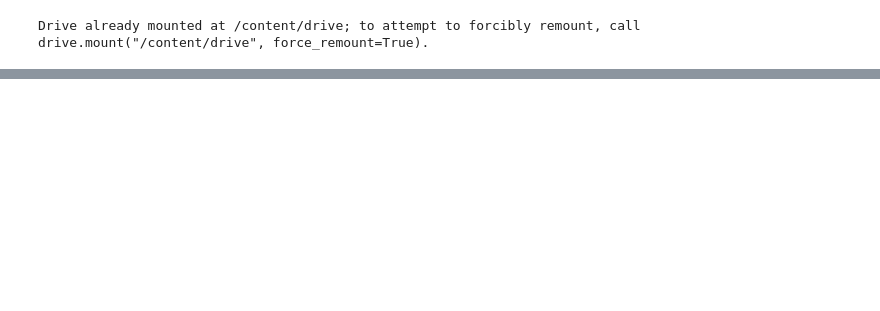
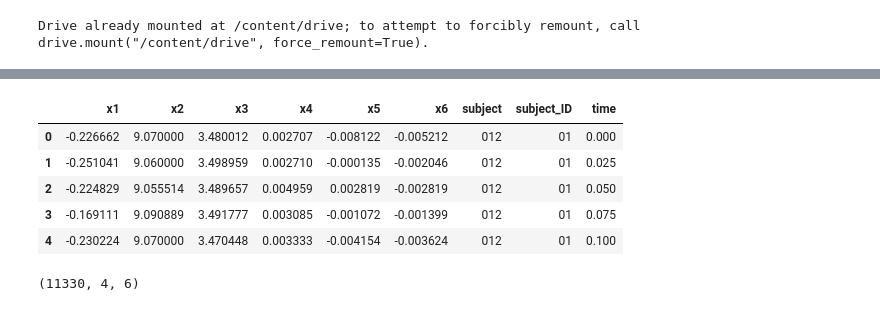
Before and after one commit to KrishnaMurali177/Deep-Learning-Terrain-Identifiaction, a Jupyter notebook: Terrain_Identification.ipynb, the cells around one changed output, grey strips where cells are left out. Cells and saved outputs as stored; diff of their text form; code cells hidden in the pictures; blank space fills up the shorter version.

```diff
--- a/Terrain_Identification.ipynb
+++ b/Terrain_Identification.ipynb
@@ -300,0 +557,43 @@ print(accuracy)
+# %%
+test_filenames = [i for i in glob.glob('/content/drive/My Drive/TestData/*.{}'.format('csv'))]
+df_x, df_x_time, df_y_time = [], [], []
+for f in test_filenames:
+  if '012' in f:
+    if f.endswith('x.csv'):
+      df = pd.read_csv(f, header=None)
+      df['subject'] = f.split('/')[-1].split('_')[1]
+      df['subject_ID'] = f.split('/')[-1].split('_')[2]
+      df_x.append(df)
+    if f.endswith('x_time.csv'):
+      df = pd.read_csv(f, header=None)
+      df_x_time.append(df)
+    if f.endswith('y_time.csv'):
+      df = pd.read_csv(f, header=None)
+      df['subject'] = f.split('/')[-1].split('_')[1]
+      df['subject_ID'] = f.split('/')[-1].split('_')[2]
+      df_y_time.append(df)
+
+test_x = pd.concat(df_x, ignore_index=True)
+test_x.columns = ['x1', 'x2', 'x3', 'x4', 'x5', 'x6', 'subject', 'subject_ID']
+test_x_time = pd.concat(df_x_time, ignore_index=True)
+test_x_time.columns = ['x_time']
+test_y_time = pd.concat(df_y_time, ignore_index=True)
+test_y_time.columns = ['time', 'subject', 'subject_ID']
+test_x['time'] = test_x_time['x_time']
+test_y_time['time'] = [round(x + 0.005,3) for x in test_y_time['time']]
+final_test = pd.merge(test_x, test_y_time, on=['time', 'subject', 'subject_ID'], how='left')
+in_seq1 = final_test['x1'].to_numpy().reshape((len(final_test['x1']), 1))
+in_seq2 = final_test['x2'].to_numpy().reshape((len(final_test['x2']), 1))
+in_seq3 = final_test['x3'].to_numpy().reshape((len(final_test['x3']), 1))
+in_seq4 = final_test['x4'].to_numpy().reshape((len(final_test['x4']), 1))
+in_seq5 = final_test['x5'].to_numpy().reshape((len(final_test['x5']), 1))
+in_seq6 = final_test['x6'].to_numpy().reshape((len(final_test['x6']), 1))
+dataset = np.hstack((in_seq1, in_seq2, in_seq3, in_seq4, in_seq5, in_seq6))
+test_x = split_test_sequences(dataset, 4)
+test_x = test_x[:len(test_y_time),:]
+scaler = StandardScaler()
+test_x = scaler.fit_transform(test_x.reshape(-1,24))
+test = test_x.reshape(-1,1,24)
+y_pred = model_CNN.predict(test)
+y_pred = np.argmax(y_pred.reshape(-1,4), axis=1)
+np.savetxt("subject_012_01__y_prediction.csv", y_pred, delimiter=",")
@@ -300,0 +609,9 @@ print(accuracy)
+# %%
+final_test.head()
+# %% [output]
+|  | x1 | x2 | x3 | x4 | x5 | x6 | subject | subject_ID | time |
+| 0 | -0.226662 | 9.070000 | 3.480012 | 0.002707 | -0.008122 | -0.005212 | 012 | 01 | 0.000 |
+| 1 | -0.251041 | 9.060000 | 3.498959 | 0.002710 | -0.000135 | -0.002046 | 012 | 01 | 0.025 |
+| 2 | -0.224829 | 9.055514 | 3.489657 | 0.004959 | 0.002819 | -0.002819 | 012 | 01 | 0.050 |
+| 3 | -0.169111 | 9.090889 | 3.491777 | 0.003085 | -0.001072 | -0.001399 | 012 | 01 | 0.075 |
+| 4 | -0.230224 | 9.070000 | 3.470448 | 0.003333 | -0.004154 | -0.003624 | 012 | 01 | 0.100 |
@@ -300,0 +631,4 @@ print(accuracy)
+# %%
+test_x.shape
+# %% [output]
+(11330, 4, 6)
```
Also changed, not shown: parts of 107 cells of this notebook.
